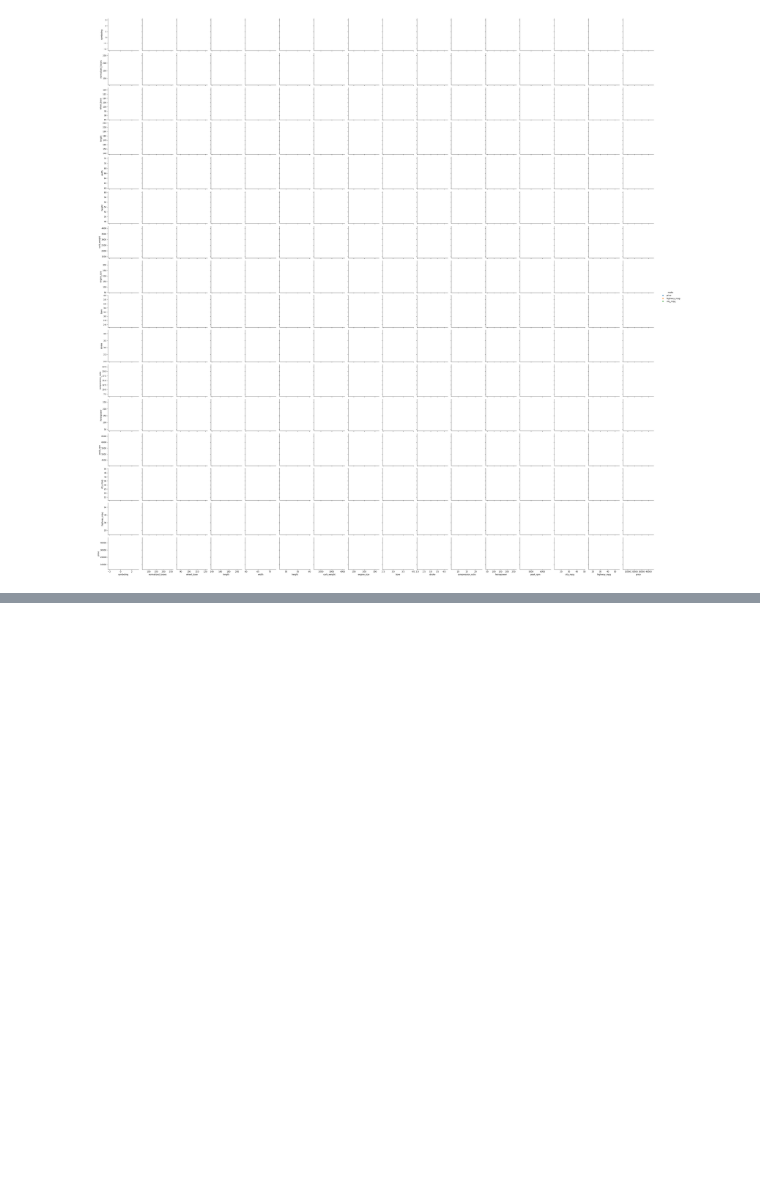
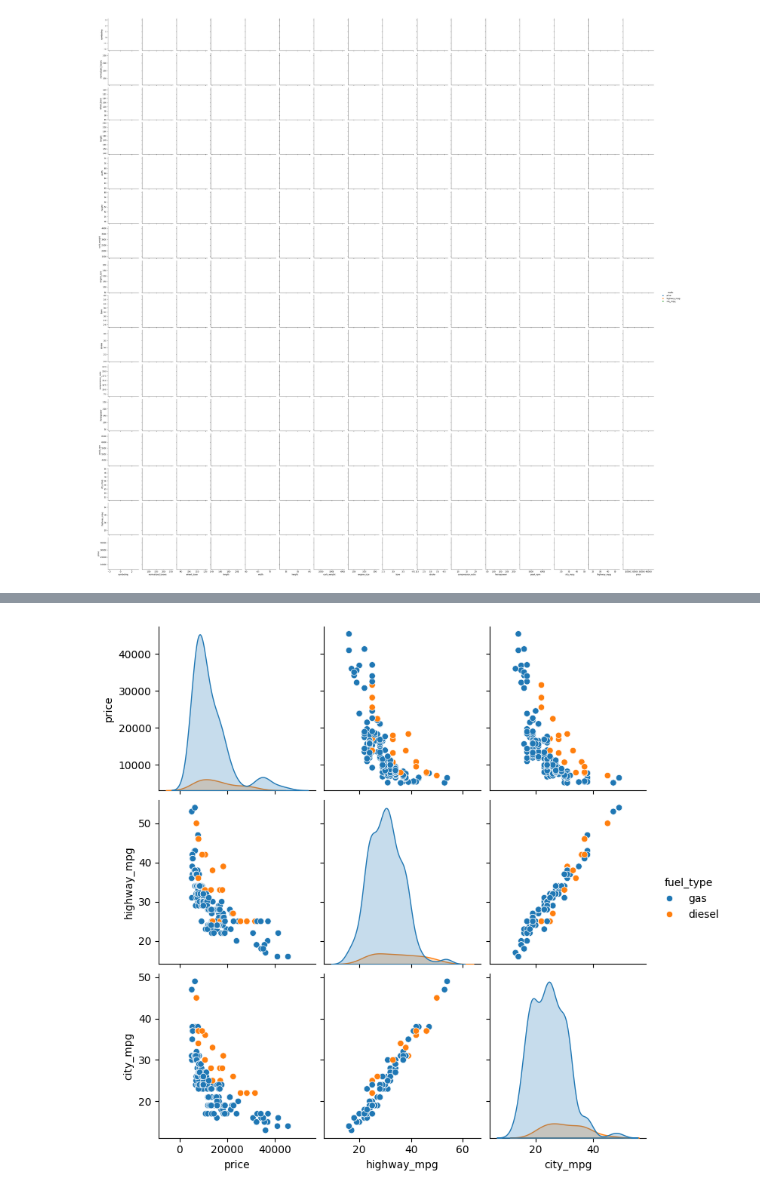
Before and after one commit to sachincredible9/Python_basics, a Jupyter notebook: EDA_Handson.ipynb, the cells around one changed output, grey strips where cells are left out. Cells and saved outputs as stored; diff of their text form; code cells hidden in the pictures; blank space fills up the shorter version.

```diff
--- a/EDA_Handson.ipynb
+++ b/EDA_Handson.ipynb
@@ -758,0 +763,5 @@ sns.pairplot(automobile_data, hue='make', hue_order=['price','highway_mpg','city
+# %%
+sns.pairplot(automobile_data[['price','highway_mpg','city_mpg','fuel_type']], hue='fuel_type');
+# automobile_data.columns
+# %% [output]
+[figure, added]
```
Also changed, not shown: parts of 9 cells of this notebook.
